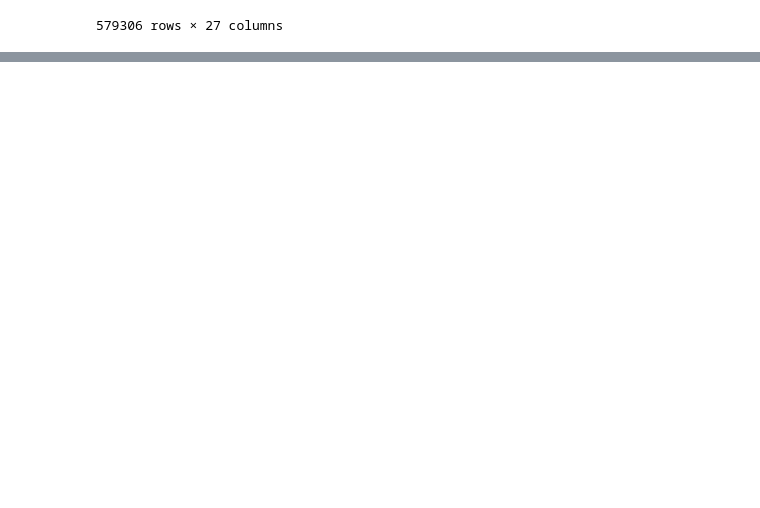
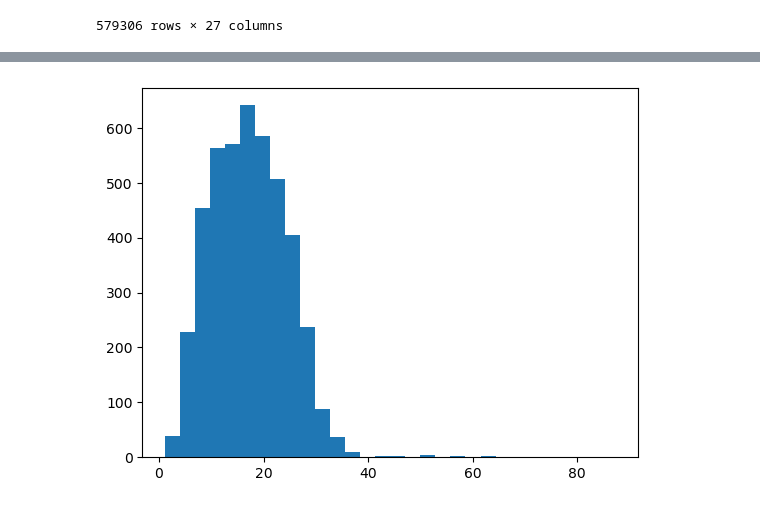
Before and after one commit to bories97/Python, a Jupyter notebook: 공모전 데이터/K-league data 분석.ipynb, the cells around one changed output, grey strips where cells are left out. Drawn from its saved outputs; the diff is of its cells as text; code cells hidden in the pictures; blank space fills up the shorter version.

```diff
--- a/공모전 데이터/K-league data 분석.ipynb
+++ b/공모전 데이터/K-league data 분석.ipynb
@@ -32,0 +249,9 @@ soccer_df
+# %%
+# 좌표와 골대간 거리 계산 = 슈팅 거리 계산
+goal_x = 105
+goal_y = 34
+
+shots['shot_meter'] = np.sqrt(
+    (goal_x - shots['adj_x'])**2 +
+    (goal_y - shots['adj_y'])**2
+)
@@ -32,0 +270,5 @@ soccer_df
+# %%
+plt.hist(shots['shot_meter'], bins=30)
+plt.show()
+# %% [output]
+[figure, added]
```
Also changed, not shown: parts of 115 cells of this notebook, 1 other file.
